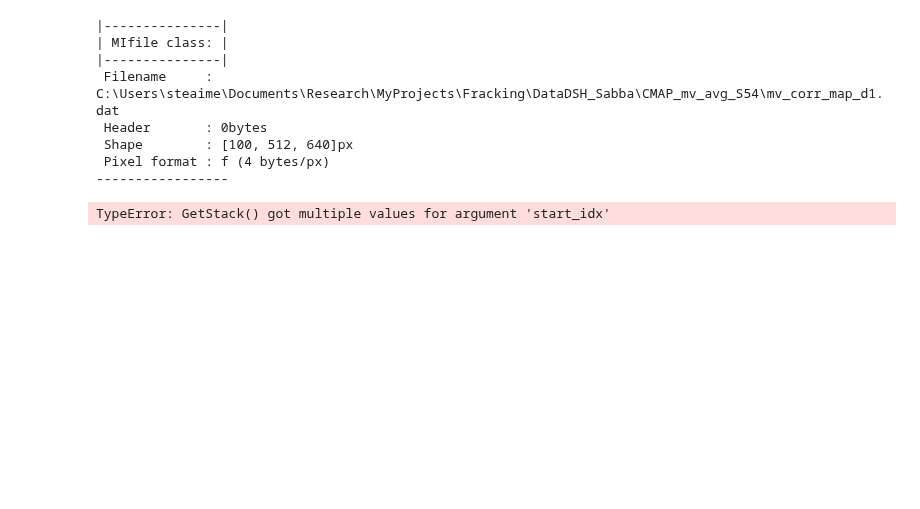
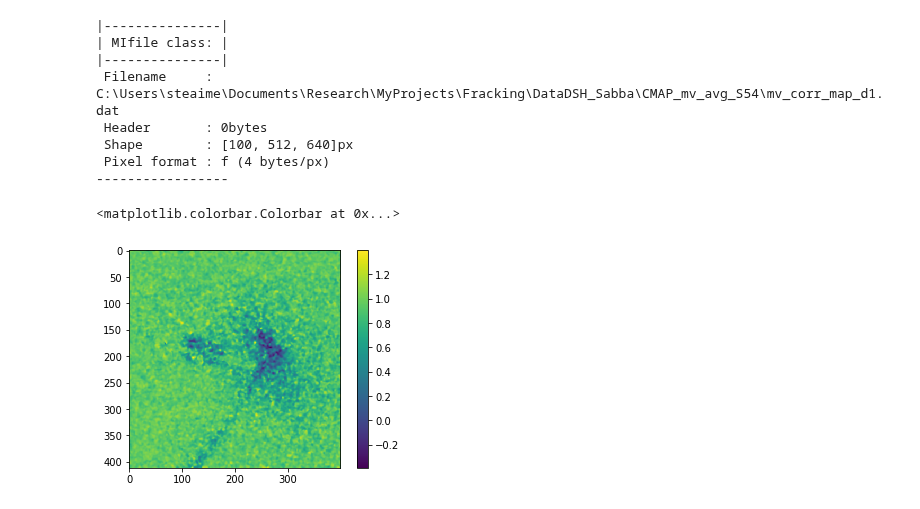
Before and after one commit to steaime/DSHpy, a Jupyter notebook: tutorial.ipynb, the cells around one changed output. Cells and saved outputs as stored; diff of their text form; code cells hidden in the pictures; blank space fills up the shorter version.

```diff
--- a/tutorial.ipynb
+++ b/tutorial.ipynb
@@ -24,8 +24,10 @@ print(test)
  Shape        : [100, 512, 640]px
  Pixel format : f (4 bytes/px)
 -----------------
-# %%
-plt.imshow(test.GetImage(0))
-plt.scalebar()
-# %% [output]
-TypeError: GetStack() got multiple values for argument 'start_idx'
+# %%
+test.OpenForReading()
+plt.imshow(test.GetImage(50, cropROI=[200, 100, 400, -1]))
+plt.colorbar()
+# %% [output]
+<matplotlib.colorbar.Colorbar at 0x...>
+[figure, added]
```
